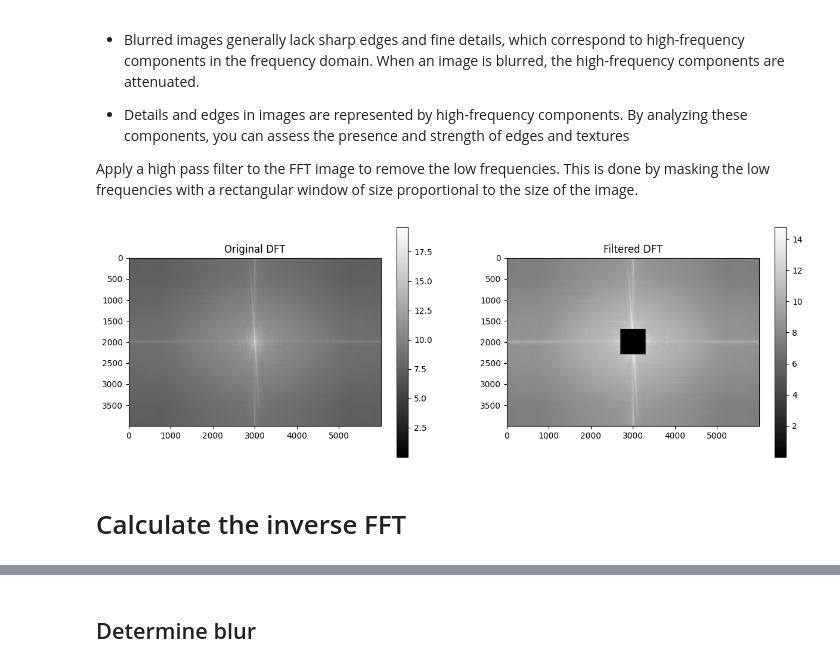
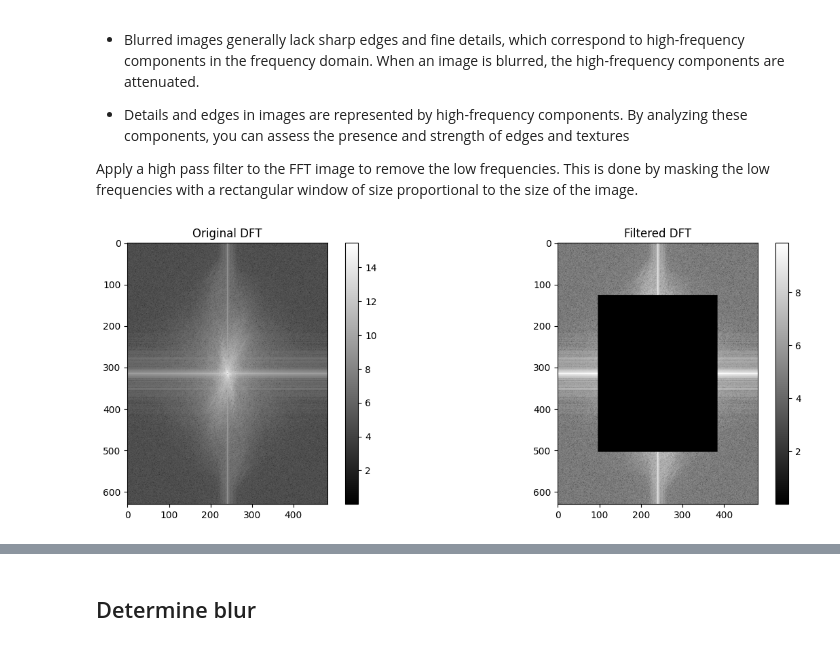
Before and after one commit to Pappol/blur_detection, a Jupyter notebook: project.ipynb, the cells around one changed output, grey strips where cells are left out. Cells and saved outputs as stored; diff of their text form; code cells hidden in the pictures.

```diff
--- a/project.ipynb
+++ b/project.ipynb
@@ -13,7 +13,7 @@ import matplotlib.pyplot as plt
 import os
 
 # Load an image from the 'images' folder
-image_path = os.path.join('images', 'f1', '5nbnmjaguss91.jpg')
+image_path = os.path.join('images', 'blur.png')
 
 # Read the image in grayscale
 image = cv2.imread(image_path, cv2.IMREAD_GRAYSCALE)
@@ -125,32 +125,30 @@ This is done by masking the low frequencies with a rectangular window of size pr
 # %%
 # create a mask first, center square is 1, remaining all zeros
 rows, cols = image.shape
 
 # 10% of the rows and cols
-size = int(max([rows, cols]) * 0.05)
+size_r = int(rows * 0.30)
+size_c = int(cols * 0.30)
 high_pass_mask = np.ones(image.shape)
 high_pass_mask[
-    rows // 2 - size : rows // 2 + size,
-    cols // 2 - size : cols // 2 + size
+    rows // 2 - size_r : rows // 2 + size_r,
+    cols // 2 - size_c : cols // 2 + size_c
 ] = 0
 
 # apply the mask to the fft obtained in the previous section and display the results
-filtered_ftts = ftts * high_pass_mask
-filtered_magnitude = np.abs(filtered_ftts)
+filtered_magnitude = magnitude_spectrum * high_pass_mask
 
 # plot filtered and unfiltered images
 plt.figure(figsize=(15, 5))
 plt.subplot(121)
 plt.imshow(magnitude_visualization, cmap='gray')
 plt.title('Original DFT')
 plt.colorbar()
 plt.subplot(122)
 magnitude_visualization_filtered = np.log(epsilon + filtered_magnitude)
 plt.imshow(magnitude_visualization_filtered, cmap='gray')
 plt.title('Filtered DFT')
 plt.colorbar()
 plt.show()
 # %% [output]
-[figure, old version]
+[figure, new version]
-# %% [markdown]
-# Calculate the inverse FFT
```
Also changed, not shown: parts of 11 cells of this notebook, 4 other files.
